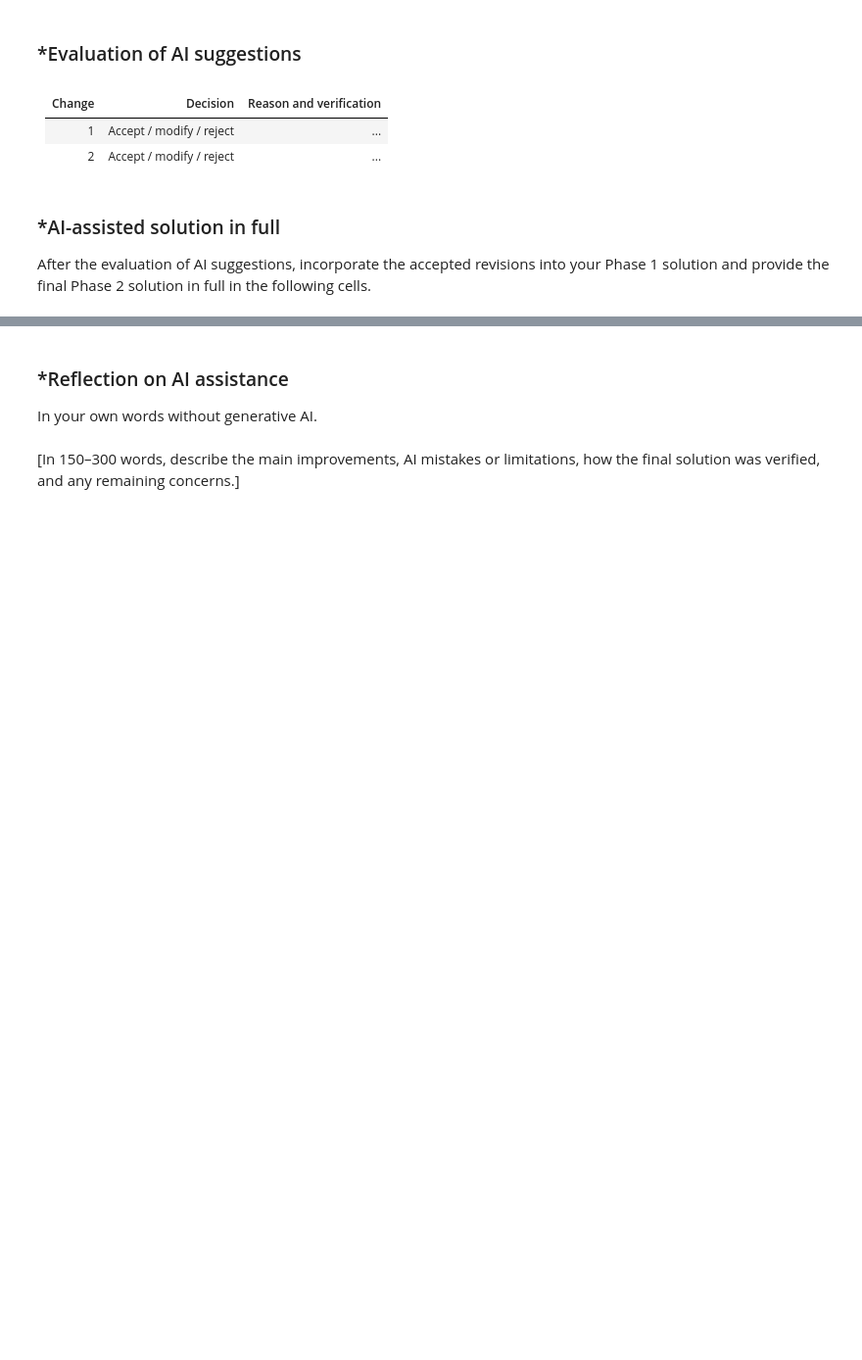
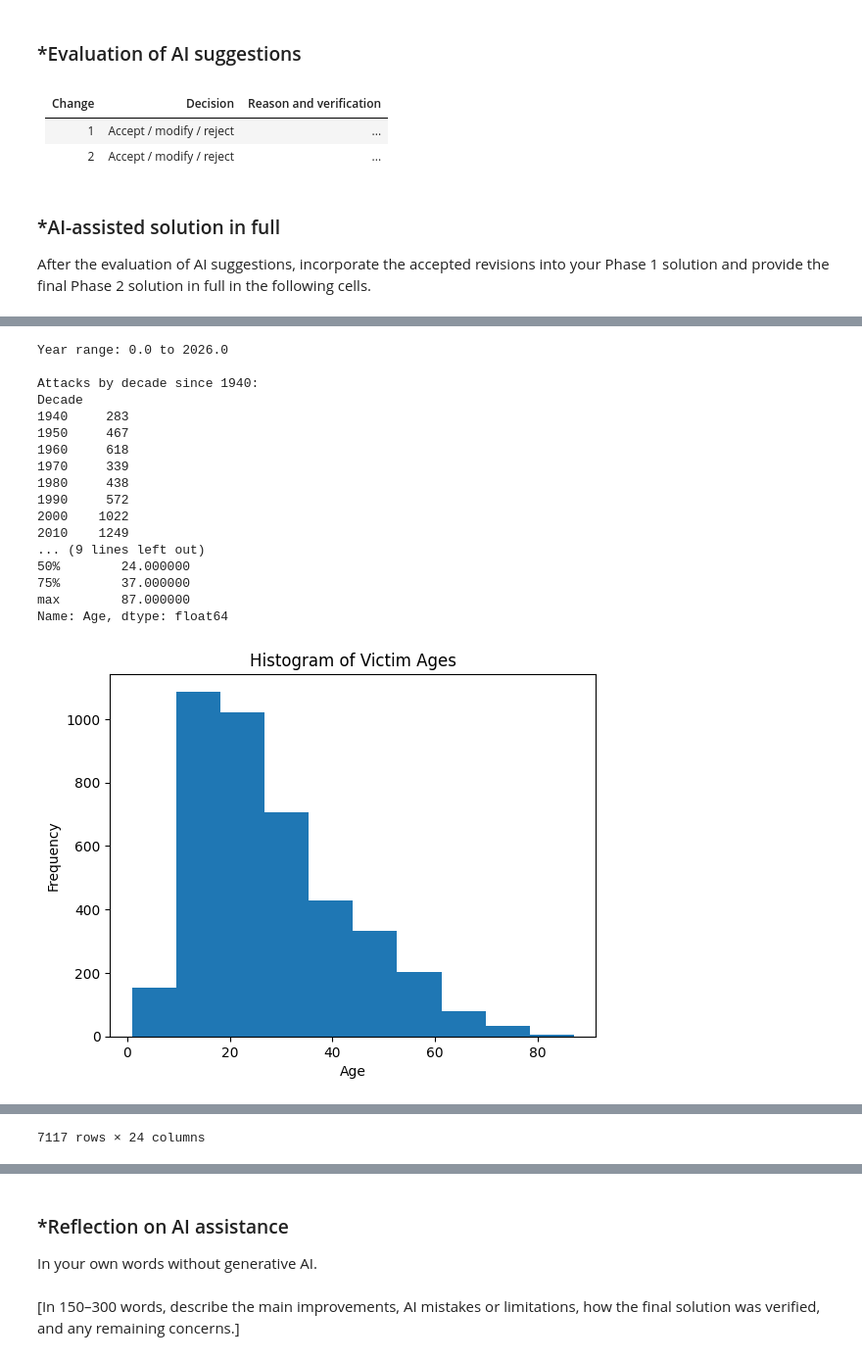
Before and after one commit to nathannguyen13/A01-data-wrangling, a Jupyter notebook: notebook.ipynb, the cells around one changed output, grey strips where cells are left out. Shown at 98% size. Drawn from its saved outputs; the diff is of its cells as text; code cells hidden in the pictures; blank space fills up the shorter version.

```diff
--- a/notebook.ipynb
+++ b/notebook.ipynb
@@ -227,0 +393,78 @@ After the evaluation of AI suggestions, incorporate the accepted revisions into
+# %%
+#Q2
+
+df = pd.read_excel('GSAF5.xls')
+
+df = df.dropna(axis=1, how='all')
+
+df = df[df['Case Number'].notna() | df['Date'].notna()].copy()
+
+df['Year'] = pd.to_numeric(df['Year'], errors='coerce')
+print(f"Year range: {df['Year'].min()} to {df['Year'].max()}")
+
+recent = df[df['Year'] >= 1940].copy()
+recent['Decade'] = (recent['Year'] // 10 * 10).astype(int)
+decade_counts = recent.groupby('Decade').size()
+print("\nAttacks by decade since 1940:")
+print(decade_counts)
+
+df['Age'] = pd.to_numeric(df['Age'].astype(str).str.extract(r'(\d+)', expand=False), errors='coerce')
+print("\nAge summary:")
+print(df['Age'].describe())
+
+df['Age'].plot(kind='hist', bins=10)
+plt.xlabel('Age')
+plt.ylabel('Frequency')
+plt.title('Histogram of Victim Ages')
+plt.show()
+
+sex_col = [c for c in df.columns if 'sex' in c.lower()][0]
+print(f"\nUsing column: '{sex_col}'")
+
+sex = df[sex_col].astype(str).str.strip().str.upper()
+sex = sex.replace('NAN', np.nan)
+sex_clean = sex.where(sex.isin(['M', 'F']))
+
+prop_male = (sex_clean == 'M').mean()
+print(f"Proportion male: {prop_male:.1%}")
+
+def clean_type(val):
+    if pd.isna(val):
+        return 'Unknown'
+    val = str(val).strip().lower()
+    if val == 'unprovoked':
+        return 'Unprovoked'
+    elif val == 'provoked':
+        return 'Provoked'
+    else:
+        return 'Unknown'
+
+df['Type_clean'] = df['Type'].apply(clean_type)
+
+type_props = df['Type_clean'].value_counts(normalize=True)
+print("\nType breakdown:")
+print(type_props.round(3))
+
+prop_unprovoked = (df['Type_clean'] == 'Unprovoked').mean()
+print(f"\nProportion unprovoked: {prop_unprovoked:.1%}")
+
+display(df)
+# %% [output]
+Year range: 0.0 to 2026.0
+
+Attacks by decade since 1940:
+Decade
+1940     283
+1950     467
+1960     618
+1970     339
+1980     438
+1990     572
+2000    1022
+2010    1249
+... (9 lines left out)
+50%        24.000000
+75%        37.000000
+max        87.000000
+Name: Age, dtype: float64
+[figure, added]
@@ -227,0 +494 @@ After the evaluation of AI suggestions, incorporate the accepted revisions into
+7117 rows × 24 columns
```
Also changed, not shown: parts of 12 cells of this notebook.
